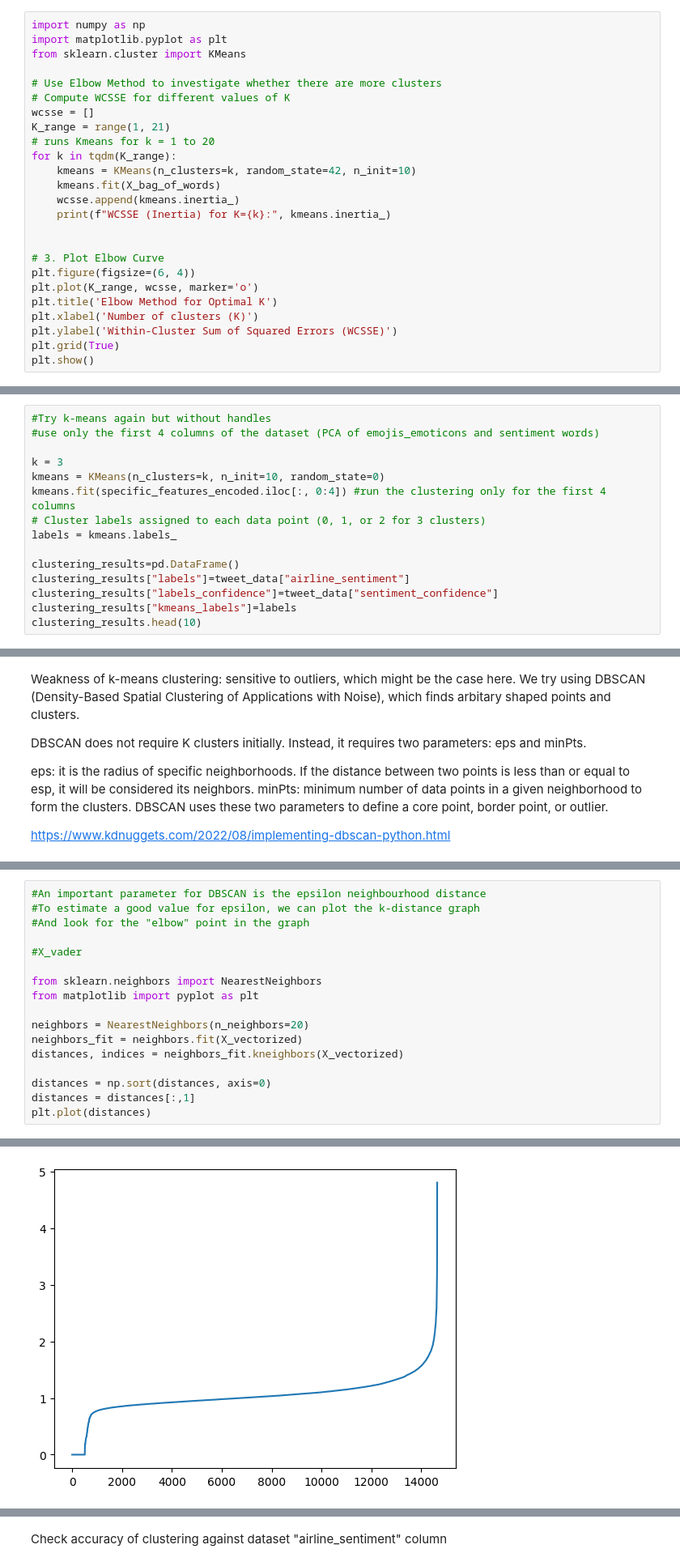
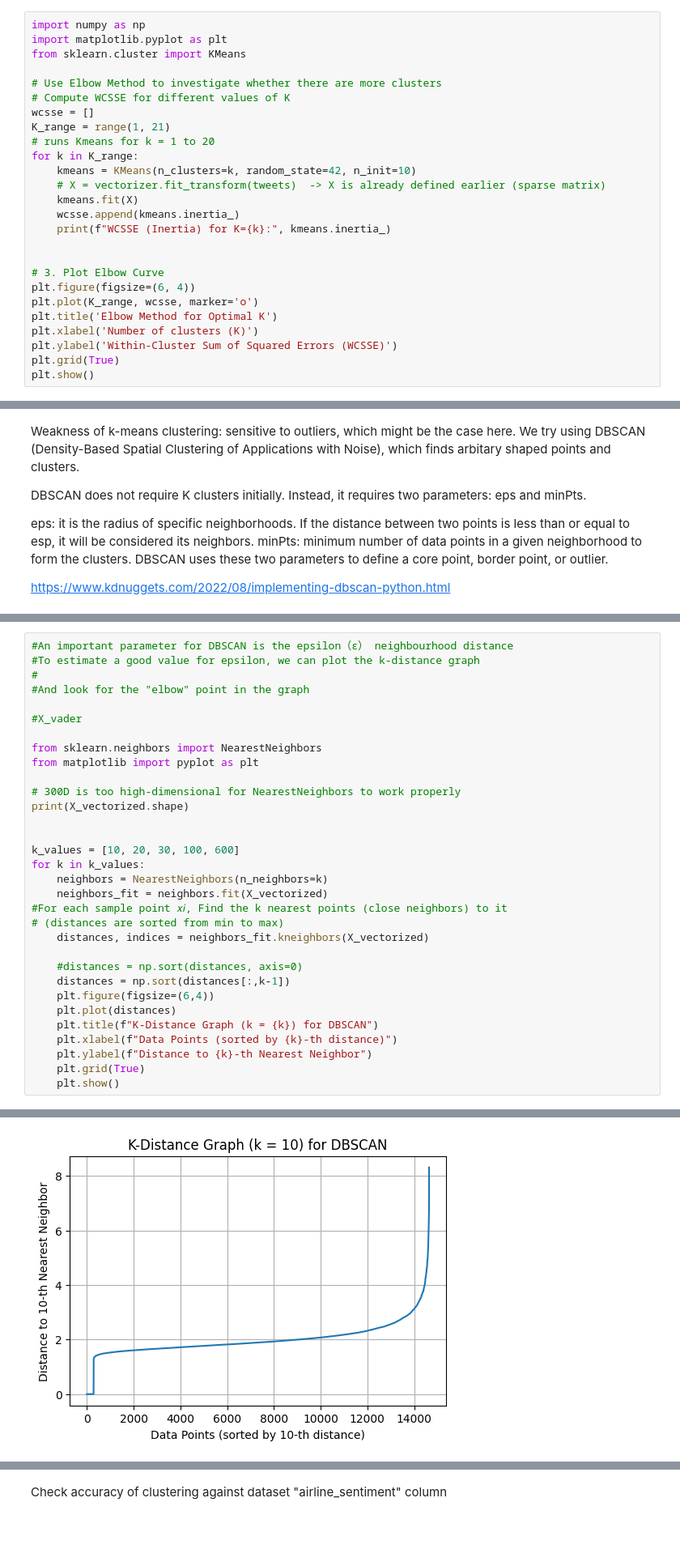
Before and after one commit to NomadZhang/MSI5001, a Jupyter notebook: main.ipynb, the cells around one changed output, grey strips where cells are left out. Shown: that part at 81% size. Cells and saved outputs as stored; diff of their text form; blank space fills up the shorter version.

Commit message:
add dbscan algorithm

```diff
--- a/main.ipynb
+++ b/main.ipynb
@@ -742,9 +517,10 @@ from sklearn.cluster import KMeans
 wcsse = []
 K_range = range(1, 21)
 # runs Kmeans for k = 1 to 20
-for k in tqdm(K_range):
+for k in K_range:
     kmeans = KMeans(n_clusters=k, random_state=42, n_init=10)
-    kmeans.fit(X_bag_of_words)
+    # X = vectorizer.fit_transform(tweets)  -> X is already defined earlier (sparse matrix)
+    kmeans.fit(X)
     wcsse.append(kmeans.inertia_)
     print(f"WCSSE (Inertia) for K={k}:", kmeans.inertia_)
 
@@ -919,15 +557,0 @@ plot_wordcloud(specific_features['combined_features'] , clustering_results["kmea
-# %%
-#Try k-means again but without handles
-#use only the first 4 columns of the dataset (PCA of emojis_emoticons and sentiment words)
-
-k = 3
-kmeans = KMeans(n_clusters=k, n_init=10, random_state=0)
-kmeans.fit(specific_features_encoded.iloc[:, 0:4]) #run the clustering only for the first 4 columns
-# Cluster labels assigned to each data point (0, 1, or 2 for 3 clusters)
-labels = kmeans.labels_
-
-clustering_results=pd.DataFrame()
-clustering_results["labels"]=tweet_data["airline_sentiment"]
-clustering_results["labels_confidence"]=tweet_data["sentiment_confidence"]
-clustering_results["kmeans_labels"]=labels
-clustering_results.head(10)
@@ -1074,6 +827,7 @@ https://www.kdnuggets.com/2022/08/implementing-dbscan-python.html
 # %%
-#An important parameter for DBSCAN is the epsilon neighbourhood distance
+#An important parameter for DBSCAN is the epsilon（ε） neighbourhood distance
 #To estimate a good value for epsilon, we can plot the k-distance graph
+#
 #And look for the "elbow" point in the graph
 
 #X_vader
@@ -1081,11 +835,25 @@ https://www.kdnuggets.com/2022/08/implementing-dbscan-python.html
 from sklearn.neighbors import NearestNeighbors
 from matplotlib import pyplot as plt
 
-neighbors = NearestNeighbors(n_neighbors=20)
-neighbors_fit = neighbors.fit(X_vectorized)
-distances, indices = neighbors_fit.kneighbors(X_vectorized)
+# 300D is too high-dimensional for NearestNeighbors to work properly
+print(X_vectorized.shape)
 
-distances = np.sort(distances, axis=0)
-distances = distances[:,1]
-plt.plot(distances)
+
+k_values = [10, 20, 30, 100, 600]
+for k in k_values:
+    neighbors = NearestNeighbors(n_neighbors=k)
+    neighbors_fit = neighbors.fit(X_vectorized)
+#For each sample point 𝑥𝑖, Find the k nearest points (close neighbors) to it
+# (distances are sorted from min to max)
+    distances, indices = neighbors_fit.kneighbors(X_vectorized)
+
+    #distances = np.sort(distances, axis=0)
+    distances = np.sort(distances[:,k-1])
+    plt.figure(figsize=(6,4))
+    plt.plot(distances)
+    plt.title(f"K-Distance Graph (k = {k}) for DBSCAN")
+    plt.xlabel(f"Data Points (sorted by {k}-th distance)")
+    plt.ylabel(f"Distance to {k}-th Nearest Neighbor")
+    plt.grid(True)
+    plt.show()
 # %% [output]
@@ -1093 +861 @@ plt.plot(distances)
-[figure, old version]
+[figure, new version]
```
Also changed, not shown: parts of 83 cells of this notebook.
